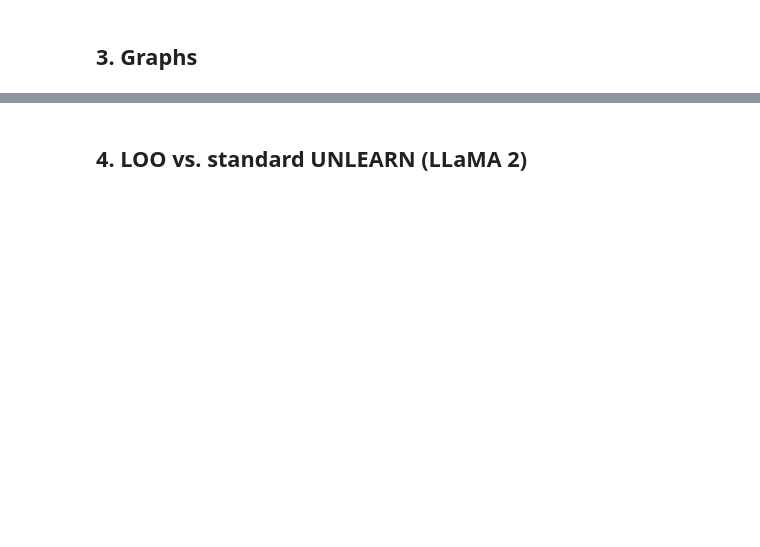
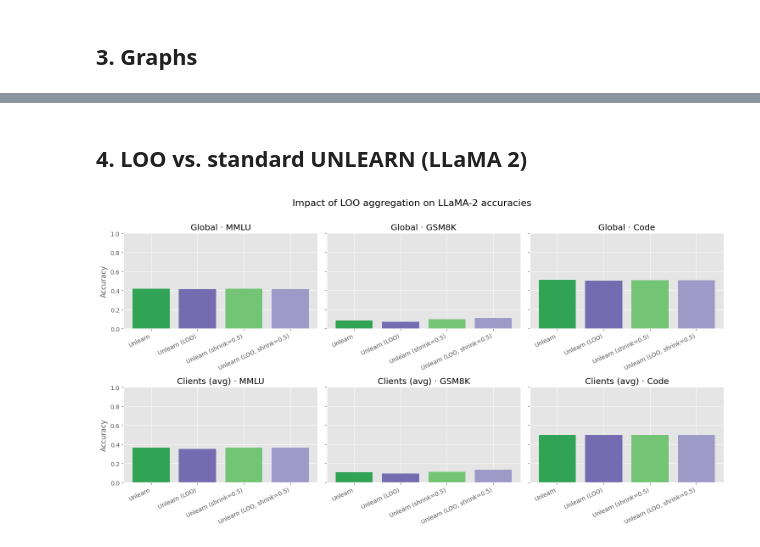
Before and after one commit to shrenikbhansali/FTL, a Jupyter notebook: full_pipeline_accuracy_review.ipynb, the cells around one changed output, grey strips where cells are left out. Saved outputs shown, nothing was run; the diff lists cells and outputs as text; code cells hidden in the pictures; blank space fills up the shorter version.

```diff
--- a/full_pipeline_accuracy_review.ipynb
+++ b/full_pipeline_accuracy_review.ipynb
@@ -677,2 +832,0 @@ No artists with labels found to put in legend.  Note that artists whose label st
-# %% [markdown]
-## 4. LOO vs. standard UNLEARN (LLaMA 2)
@@ -730,0 +835,51 @@ plt.show()
+# %% [markdown]
+## 4. LOO vs. standard UNLEARN (LLaMA 2)
+# %%
+# === LOO vs. standard UNLEARN comparison (global + averaged clients) ===
+loo_variants = [
+    ('Unlearn', 'Unlearn'),
+    ('Unlearn (LOO)', 'Unlearn (LOO)'),
+    ('Unlearn (shrink=0.5)', 'Unlearn (shrink=0.5)'),
+    ('Unlearn (LOO, shrink=0.5)', 'Unlearn (LOO, shrink=0.5)')
+]
+benchmarks = FAMILY_BENCHMARKS['LLaMA 2']
+variant_colors = {label: VARIANT_COLORS[label] for label, _ in loo_variants}
+fig, axes = plt.subplots(2, len(benchmarks), figsize=(5 * len(benchmarks), 8), sharey='row')
+fig.suptitle('Impact of LOO aggregation on LLaMA-2 accuracies', fontsize=16)
+for b_idx, benchmark in enumerate(benchmarks):
+    ax_global = axes[0][b_idx]
+    ax_clients = axes[1][b_idx]
+    global_vals = []
+    global_labels = []
+    for label, variant_name in loo_variants:
+        score = fetch_metric('LLaMA 2', benchmark, {'scope': 'global', 'variant': variant_name})
+        global_vals.append(score)
+        global_labels.append(label)
+    ax_global.bar(global_labels, global_vals, color=[variant_colors[lbl] for lbl in global_labels])
+    ax_global.set_title(f"Global · {BENCHMARK_LABELS[benchmark]}")
+    ax_global.set_ylim(0, 1)
+    ax_global.set_ylabel('Accuracy' if b_idx == 0 else '')
+    ax_global.set_xticklabels(global_labels, rotation=25, ha='right')
+    client_vals = []
+    client_labels = []
+    for label, variant_name in loo_variants:
+        per_client = []
+        for cid in CLIENT_IDS:
+            score = fetch_metric('LLaMA 2', benchmark, {
+                'scope': 'client',
+                'variant': variant_name,
+                'client': cid,
+            })
+            if not np.isnan(score):
+                per_client.append(score)
+        client_vals.append(np.mean(per_client) if per_client else np.nan)
+        client_labels.append(label)
+    ax_clients.bar(client_labels, client_vals, color=[variant_colors[lbl] for lbl in client_labels])
+    ax_clients.set_title(f"Clients (avg) · {BENCHMARK_LABELS[benchmark]}")
+    ax_clients.set_ylim(0, 1)
+    ax_clients.set_ylabel('Accuracy' if b_idx == 0 else '')
+    ax_clients.set_xticklabels(client_labels, rotation=25, ha='right')
+plt.tight_layout(rect=(0, 0, 1, 0.97))
+plt.show()
+# %% [output]
+[figure, added]
```
Also changed, not shown: parts of 12 cells of this notebook, 11 other files.
